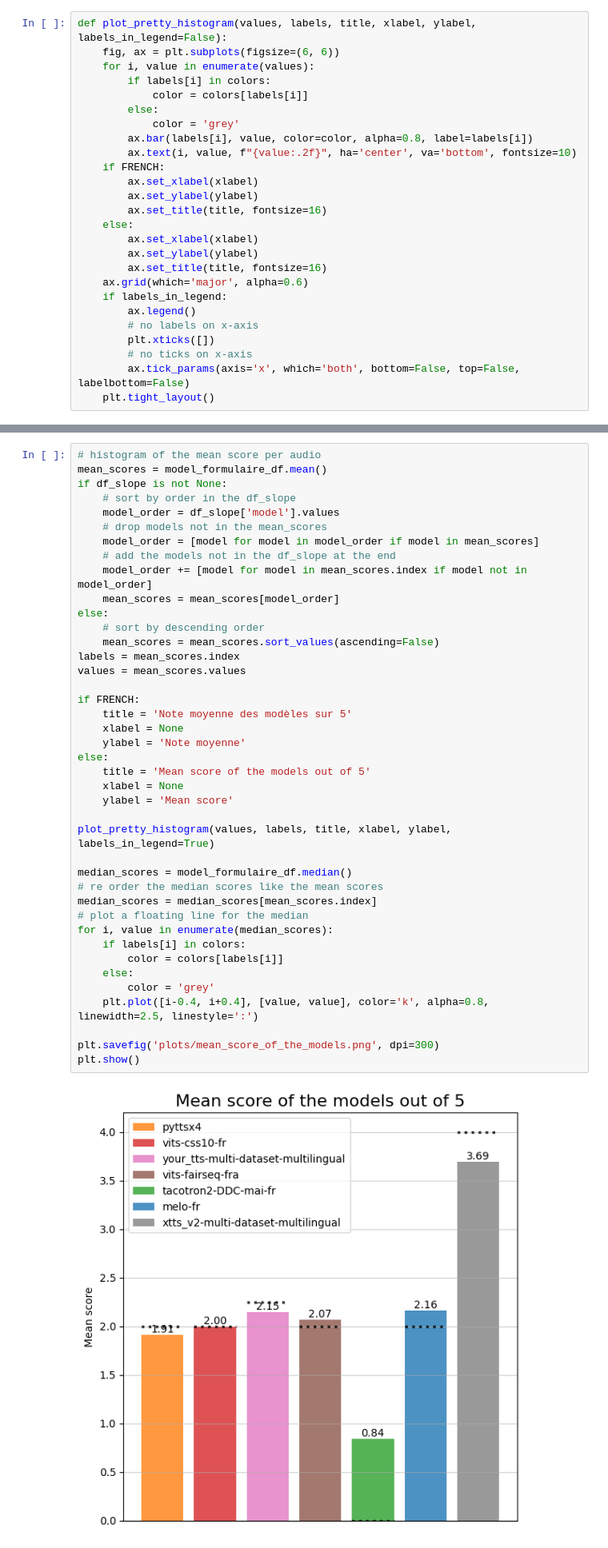
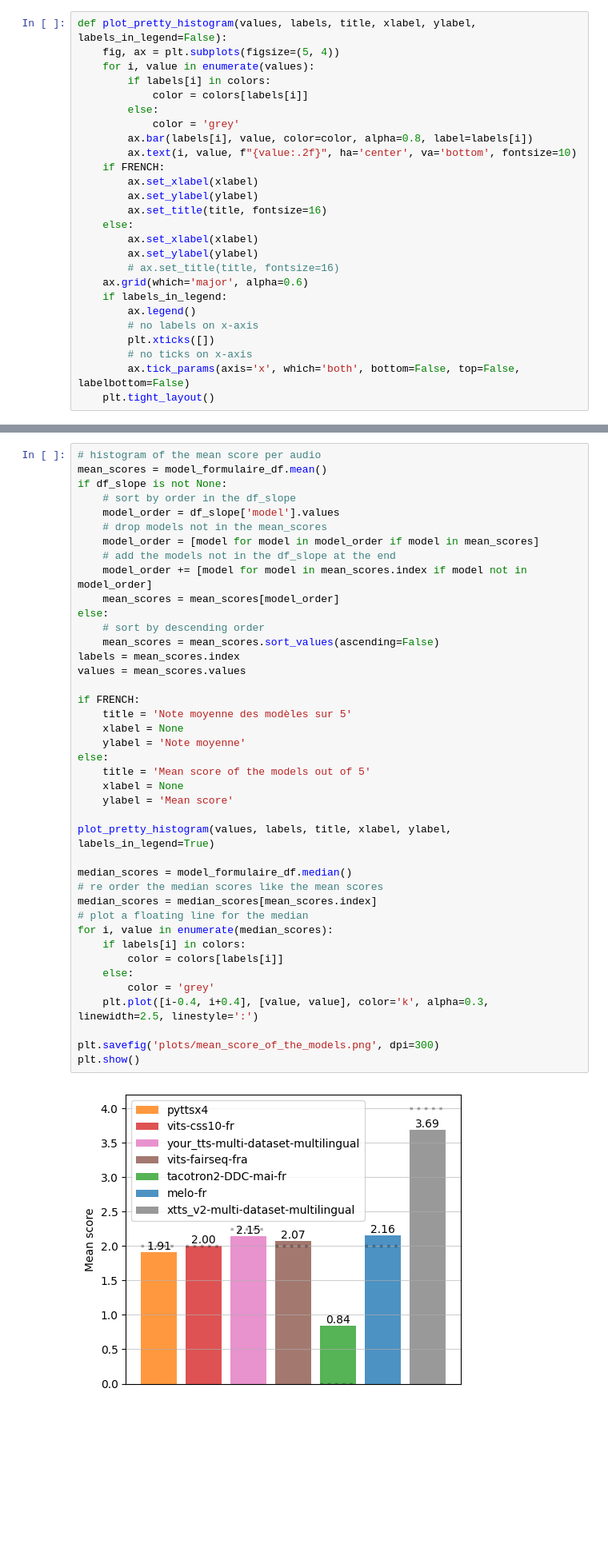
Before and after one commit to eliot-christon/robot-speech-to-speech, a Jupyter notebook: Tools/Evaluation/T3/eval.ipynb, the cells around one changed output, grey strips where cells are left out. Shown: that part at 80% size. Cells and saved outputs as stored; diff of their text form; blank space fills up the shorter version.

```diff
--- a/Tools/Evaluation/T3/eval.ipynb
+++ b/Tools/Evaluation/T3/eval.ipynb
@@ -601,7 +601,7 @@ plt.show()
 ## Quality analysis
 # %%
 def plot_pretty_histogram(values, labels, title, xlabel, ylabel, labels_in_legend=False):
-    fig, ax = plt.subplots(figsize=(6, 6))
+    fig, ax = plt.subplots(figsize=(5, 4))
     for i, value in enumerate(values):
         if labels[i] in colors:
             color = colors[labels[i]]
@@ -616,7 +616,7 @@ def plot_pretty_histogram(values, labels, title, xlabel, ylabel, labels_in_legen
     else:
         ax.set_xlabel(xlabel)
         ax.set_ylabel(ylabel)
-        ax.set_title(title, fontsize=16)
+        # ax.set_title(title, fontsize=16)
     ax.grid(which='major', alpha=0.6)
     if labels_in_legend:
         ax.legend()
@@ -741,32 +741,32 @@ if df_slope is not None:
 else:
     # sort by descending order
     mean_scores = mean_scores.sort_values(ascending=False)
 labels = mean_scores.index
 values = mean_scores.values
 
 if FRENCH:
     title = 'Note moyenne des modèles sur 5'
     xlabel = None
     ylabel = 'Note moyenne'
 else:
     title = 'Mean score of the models out of 5'
     xlabel = None
     ylabel = 'Mean score'
 
 plot_pretty_histogram(values, labels, title, xlabel, ylabel, labels_in_legend=True)
 
 median_scores = model_formulaire_df.median()
 # re order the median scores like the mean scores
 median_scores = median_scores[mean_scores.index]
 # plot a floating line for the median
 for i, value in enumerate(median_scores):
     if labels[i] in colors:
         color = colors[labels[i]]
     else:
         color = 'grey'
-    plt.plot([i-0.4, i+0.4], [value, value], color='k', alpha=0.8, linewidth=2.5, linestyle=':')
+    plt.plot([i-0.4, i+0.4], [value, value], color='k', alpha=0.3, linewidth=2.5, linestyle=':')
 
 plt.savefig('plots/mean_score_of_the_models.png', dpi=300)
 plt.show()
 # %% [output]
-[figure, old version]
+[figure, new version]
```
